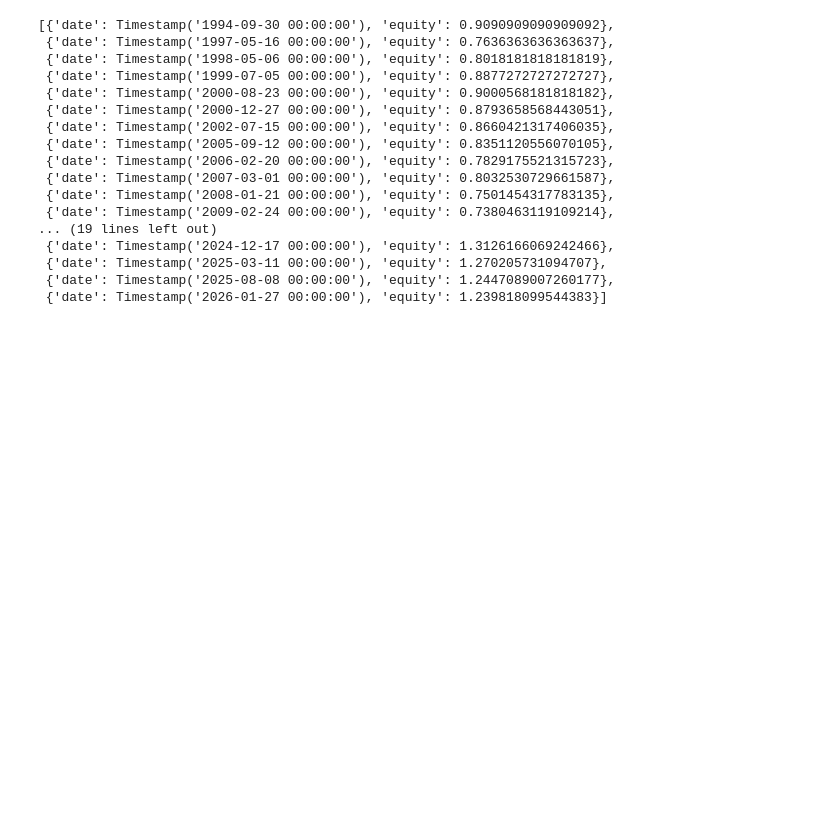
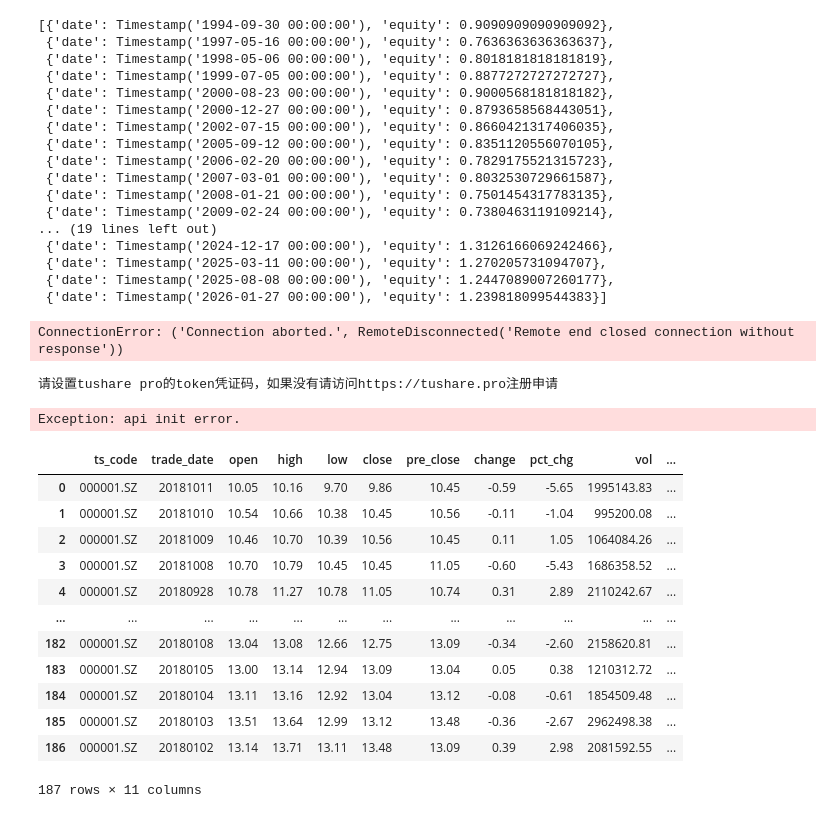
Before and after one commit to yuexiliu/stock_analysis, a Jupyter notebook: equity_curve.ipynb, the cells around one changed output. Cells and saved outputs as stored; diff of their text form; code cells hidden in the pictures; blank space fills up the shorter version.

```diff
--- a/equity_curve.ipynb
+++ b/equity_curve.ipynb
@@ -275,3 +280,42 @@ equity_points
  {'date': Timestamp('2025-03-11 00:00:00'), 'equity': 1.270205731094707},
  {'date': Timestamp('2025-08-08 00:00:00'), 'equity': 1.2447089007260177},
  {'date': Timestamp('2026-01-27 00:00:00'), 'equity': 1.239818099544383}]
+# %%
+ak.stock_zh_a_hist(symbol="000001", period="daily")
+# %% [output]
+ConnectionError: ('Connection aborted.', RemoteDisconnected('Remote end closed connection without response'))
+# %%
+df = ts.pro_bar(ts_code='000001.SZ', adj='qfq', start_date='20180101', end_date='20181011')
+# %% [output]
+请设置tushare pro的token凭证码，如果没有请访问https://tushare.pro注册申请
+Exception: api init error.
+# %%
+
+# 导入tushare
+import tushare as ts
+
+# 初始化pro接口
+ts.set_token("5b9d1667c883b96aeeb92f7f19108e95dd8b5e0dd0e33aedc6d17a68")
+pro = ts.pro_api('5b9d1667c883b96aeeb92f7f19108e95dd8b5e0dd0e33aedc6d17a68')
+
+#取000001的前复权行情
+df = ts.pro_bar(ts_code='000001.SZ', adj='qfq', start_date='20180101', end_date='20181011')
+
+#df = pro.daily(ts_code='000001.SZ', start_date='20180701', end_date='20180718')
+#df = pro.adj_factor(ts_code='000001.SZ', trade_date='')
+
+df
+# %% [output]
+|  | ts_code | trade_date | open | high | low | close | pre_close | change | pct_chg | vol | ... |
+| 0 | 000001.SZ | 20181011 | 10.05 | 10.16 | 9.70 | 9.86 | 10.45 | -0.59 | -5.65 | 1995143.83 | ... |
+| 1 | 000001.SZ | 20181010 | 10.54 | 10.66 | 10.38 | 10.45 | 10.56 | -0.11 | -1.04 | 995200.08 | ... |
+| 2 | 000001.SZ | 20181009 | 10.46 | 10.70 | 10.39 | 10.56 | 10.45 | 0.11 | 1.05 | 1064084.26 | ... |
+| 3 | 000001.SZ | 20181008 | 10.70 | 10.79 | 10.45 | 10.45 | 11.05 | -0.60 | -5.43 | 1686358.52 | ... |
+| 4 | 000001.SZ | 20180928 | 10.78 | 11.27 | 10.78 | 11.05 | 10.74 | 0.31 | 2.89 | 2110242.67 | ... |
+| ... | ... | ... | ... | ... | ... | ... | ... | ... | ... | ... | ... |
+| 182 | 000001.SZ | 20180108 | 13.04 | 13.08 | 12.66 | 12.75 | 13.09 | -0.34 | -2.60 | 2158620.81 | ... |
+| 183 | 000001.SZ | 20180105 | 13.00 | 13.14 | 12.94 | 13.09 | 13.04 | 0.05 | 0.38 | 1210312.72 | ... |
+| 184 | 000001.SZ | 20180104 | 13.11 | 13.16 | 12.92 | 13.04 | 13.12 | -0.08 | -0.61 | 1854509.48 | ... |
+| 185 | 000001.SZ | 20180103 | 13.51 | 13.64 | 12.99 | 13.12 | 13.48 | -0.36 | -2.67 | 2962498.38 | ... |
+| 186 | 000001.SZ | 20180102 | 13.14 | 13.71 | 13.11 | 13.48 | 13.09 | 0.39 | 2.98 | 2081592.55 | ... |
+187 rows × 11 columns
```
Also changed, not shown: parts of 8 cells of this notebook, 3 other files.
